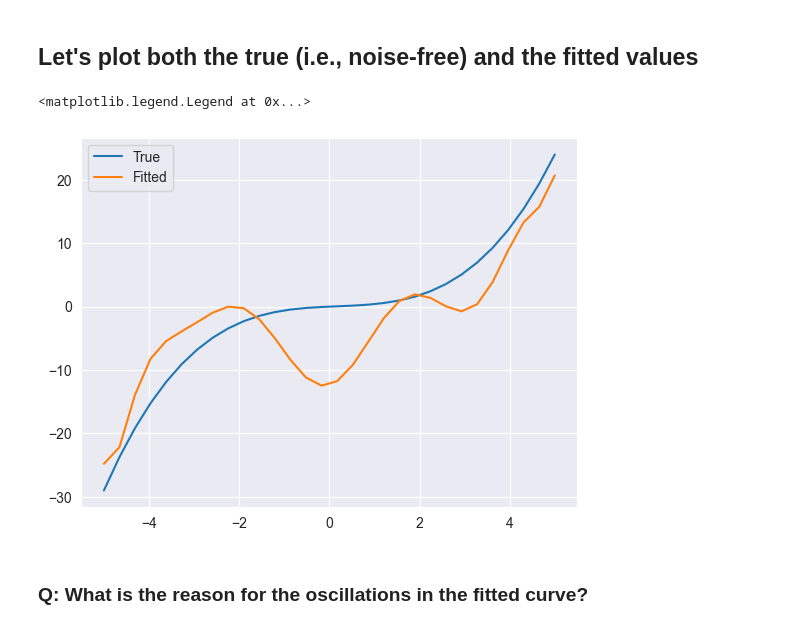
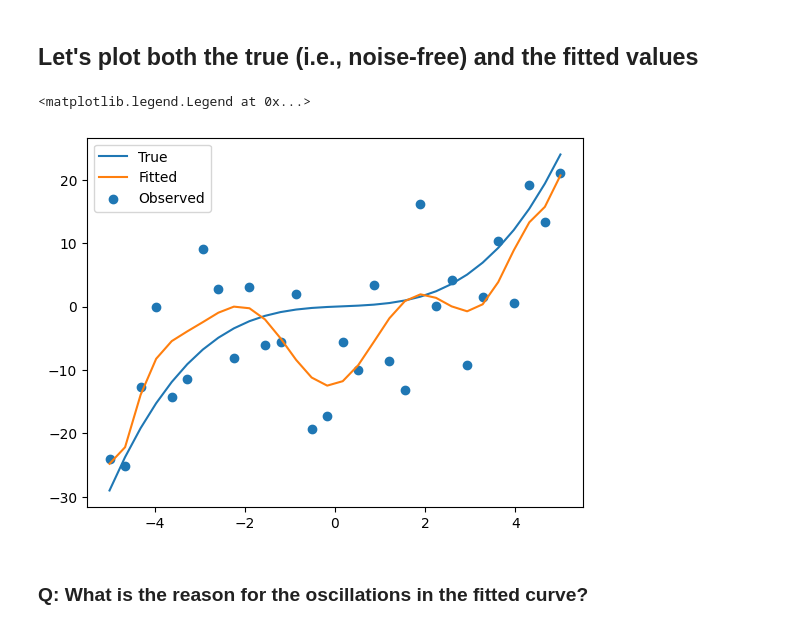
Before and after one commit to BME-i9400/BME-i9400, a Jupyter notebook: slides/lecture_06_regularization_and_cross_validation_updated.ipynb, the cells around one changed output. Drawn from its saved outputs; the diff is of its cells as text; code cells hidden in the pictures.

```diff
--- a/slides/lecture_06_regularization_and_cross_validation_updated.ipynb
+++ b/slides/lecture_06_regularization_and_cross_validation_updated.ipynb
@@ -118,10 +140,11 @@ w_10 = 0.000
 # %%
 plt.plot(x, y_true, label='True')
 plt.plot(x, y_hat, label='Fitted')
+plt.scatter(x, y, label='Observed')
 plt.legend()
 # %% [output]
 <matplotlib.legend.Legend at 0x...>
-[figure, old version]
+[figure, new version]
 # %% [markdown]
 ### Q: What is the reason for the oscillations in the fitted curve?
 # %% [markdown]
```
Also changed, not shown: parts of 18 cells of this notebook, 45 other files.
